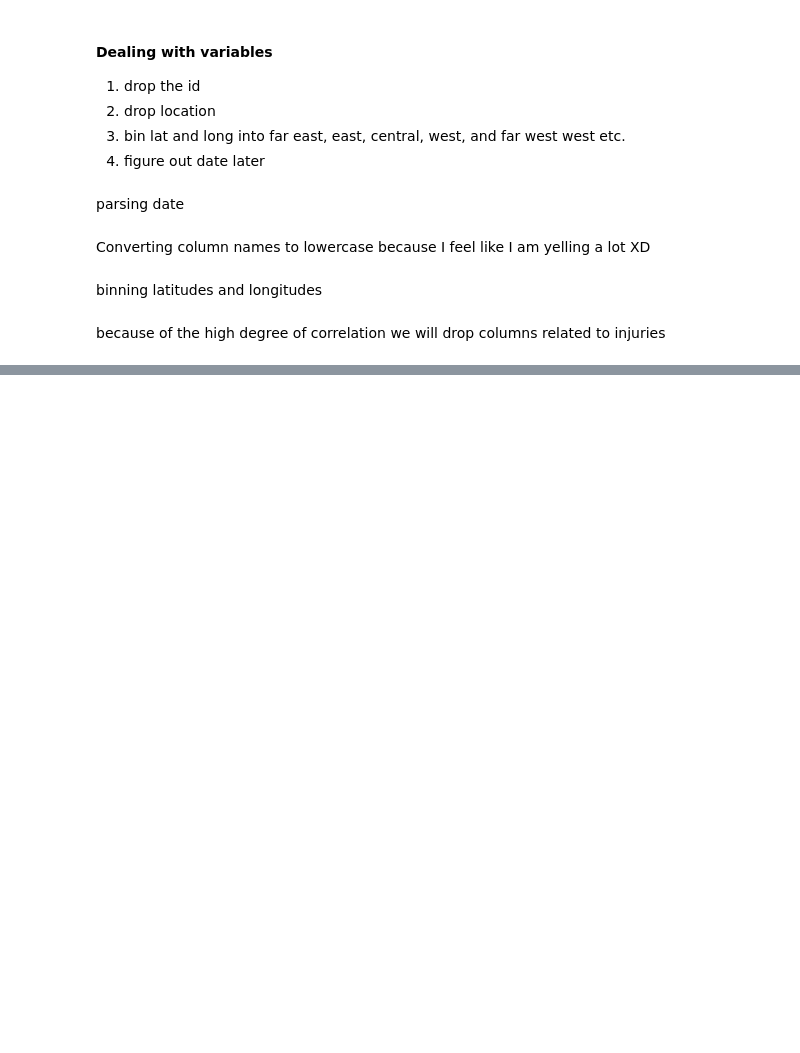
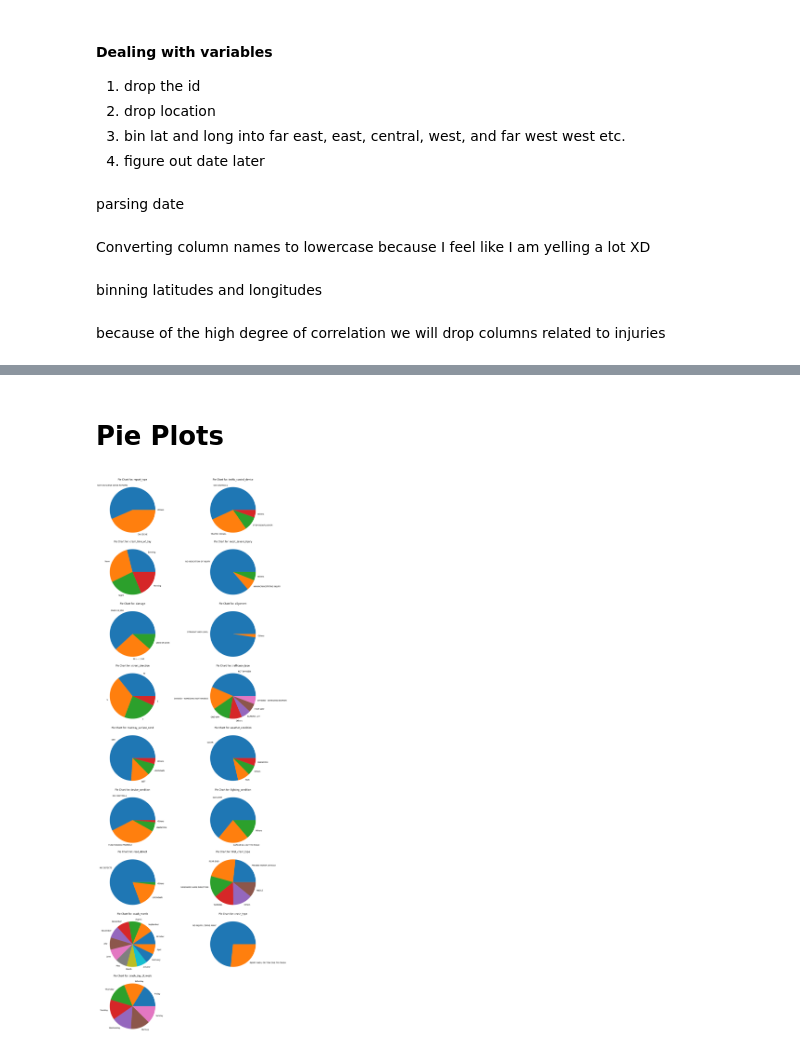
Before and after one commit to kapeesh-kaul/causes-of-fatalities, a Jupyter notebook: notebook.ipynb, the cells around one changed output, grey strips where cells are left out. Cells and saved outputs as stored; diff of their text form; code cells hidden in the pictures; blank space fills up the shorter version.

```diff
--- a/notebook.ipynb
+++ b/notebook.ipynb
@@ -116,0 +149,15 @@ data.select_dtypes(object)
+# %% [markdown]
+# Pie Plots
+# %%
+cnt = 1
+plt.figure(figsize=(15,45))
+for i in {i for i in cat_cols}-{'prim_contributory_cause', 'sec_contributory_cause'}:
+    plt.subplot(int(np.ceil(len(cat_cols)/2)),2,cnt)
+    data[i].value_counts(normalize=True).plot.pie()
+    plt.tight_layout()
+    plt.ylabel('')
+    plt.title('Pie Chart for: '+i)
+    plt.xticks(rotation = 90)
+    cnt += 1
+# %% [output]
+[figure, added]
```
Also changed, not shown: parts of 10 cells of this notebook.
